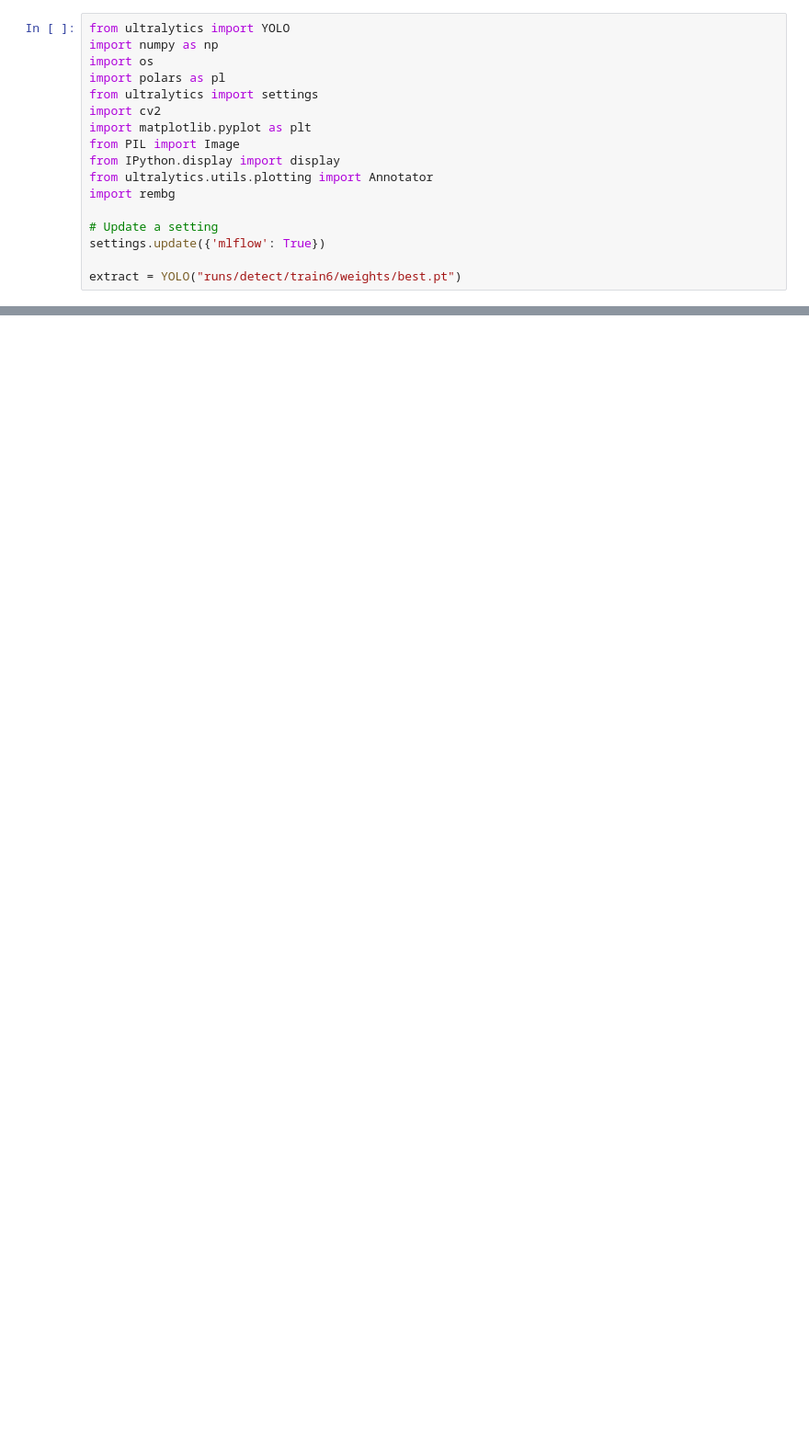
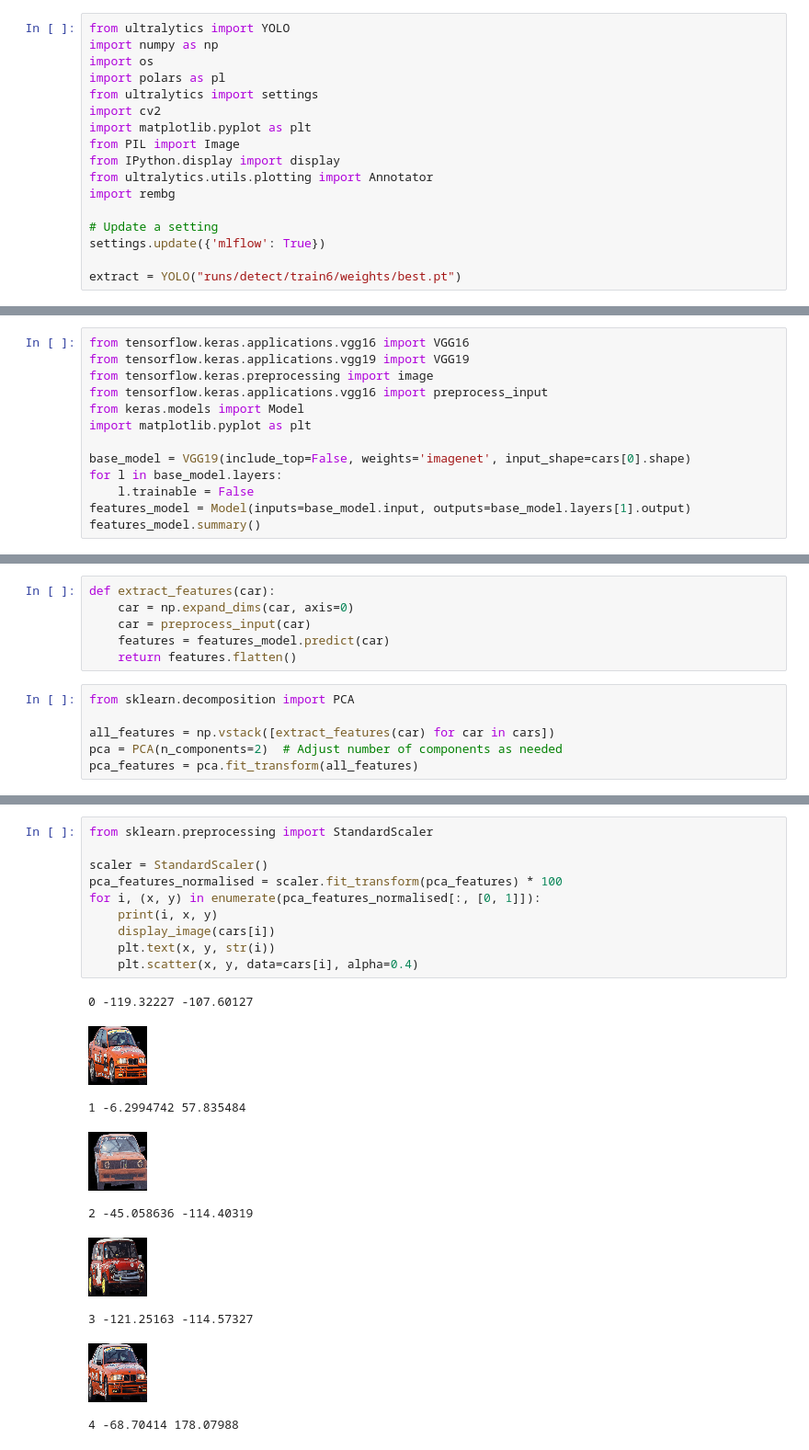
Before and after one commit to MathisLagouge/pfe_sportpxl, a Jupyter notebook: test-model.ipynb, the cells around one changed output, grey strips where cells are left out. Shown: that part at 92% size. Cells and saved outputs as stored; diff of their text form; blank space fills up the shorter version.

```diff
--- a/test-model.ipynb
+++ b/test-model.ipynb
@@ -51,0 +60,13 @@ display_image(rembg.remove(cars[0]))
+# %%
+from tensorflow.keras.applications.vgg16 import VGG16
+from tensorflow.keras.applications.vgg19 import VGG19
+from tensorflow.keras.preprocessing import image
+from tensorflow.keras.applications.vgg16 import preprocess_input
+from keras.models import Model
+import matplotlib.pyplot as plt
+
+base_model = VGG19(include_top=False, weights='imagenet', input_shape=cars[0].shape)
+for l in base_model.layers:
+    l.trainable = False
+features_model = Model(inputs=base_model.input, outputs=base_model.layers[1].output)
+features_model.summary()
@@ -51,0 +87,12 @@ display_image(rembg.remove(cars[0]))
+# %%
+def extract_features(car):
+    car = np.expand_dims(car, axis=0)
+    car = preprocess_input(car)
+    features = features_model.predict(car)
+    return features.flatten()
+# %%
+from sklearn.decomposition import PCA
+
+all_features = np.vstack([extract_features(car) for car in cars])
+pca = PCA(n_components=2)  # Adjust number of components as needed
+pca_features = pca.fit_transform(all_features)
@@ -51,0 +115,20 @@ display_image(rembg.remove(cars[0]))
+# %%
+from sklearn.preprocessing import StandardScaler
+
+scaler = StandardScaler()
+pca_features_normalised = scaler.fit_transform(pca_features) * 100
+for i, (x, y) in enumerate(pca_features_normalised[:, [0, 1]]):
+    print(i, x, y)
+    display_image(cars[i])
+    plt.text(x, y, str(i))
+    plt.scatter(x, y, data=cars[i], alpha=0.4)
+# %% [output]
+0 -119.32227 -107.60127
+[figure, added]
+1 -6.2994742 57.835484
+[figure, added]
+2 -45.058636 -114.40319
+[figure, added]
+3 -121.25163 -114.57327
+[figure, added]
+4 -68.70414 178.07988
```
Also changed, not shown: parts of 6 cells of this notebook.
